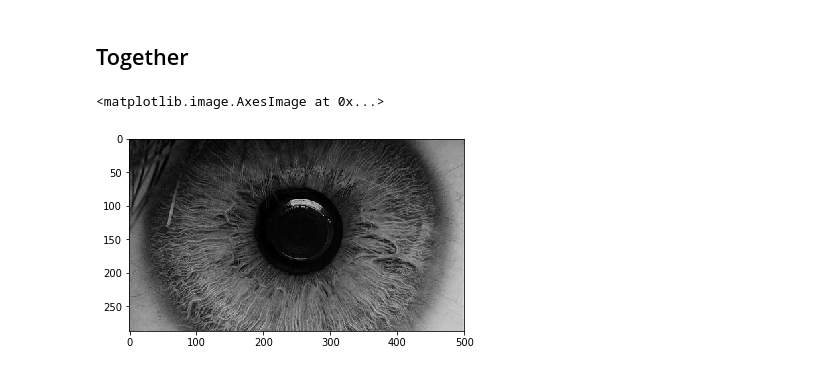
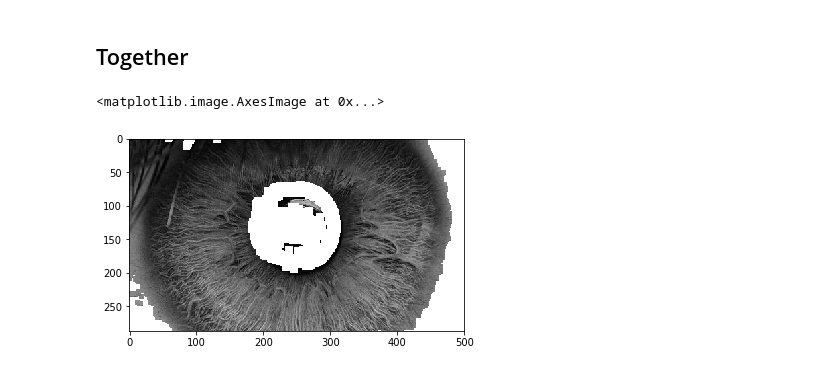
Before and after one commit to alcaster/Biometry-October, a Jupyter notebook: Operation on pixels.ipynb, the cells around one changed output. Cells and saved outputs as stored; diff of their text form; code cells hidden in the pictures.

```diff
--- a/Operation on pixels.ipynb
+++ b/Operation on pixels.ipynb
@@ -432,12 +432,12 @@ array([[ 0.,  0.,  0.],
 # %%
 def merge_masks(mask1, mask2):
     out = np.zeros(mask1.shape)
-    out[(mask1 == 1)|(mask2 == 1)]
+    out[(mask1 == 1)|(mask2 == 1)] = 1
     return out
 # %%
-mask_together = merge_masks(iris_mask,)
+mask_together = merge_masks(iris_mask, sclera_mask2)
+together = get_masked_image(grey, mask_together)
+imshow(together)
+# %% [output]
+<matplotlib.image.AxesImage at 0x...>
+[figure, added]
-# %%
-imshow(grey)
-# %% [output]
-<matplotlib.image.AxesImage at 0x...>
-[figure, removed]
```
Also changed, not shown: parts of 8 cells of this notebook.
